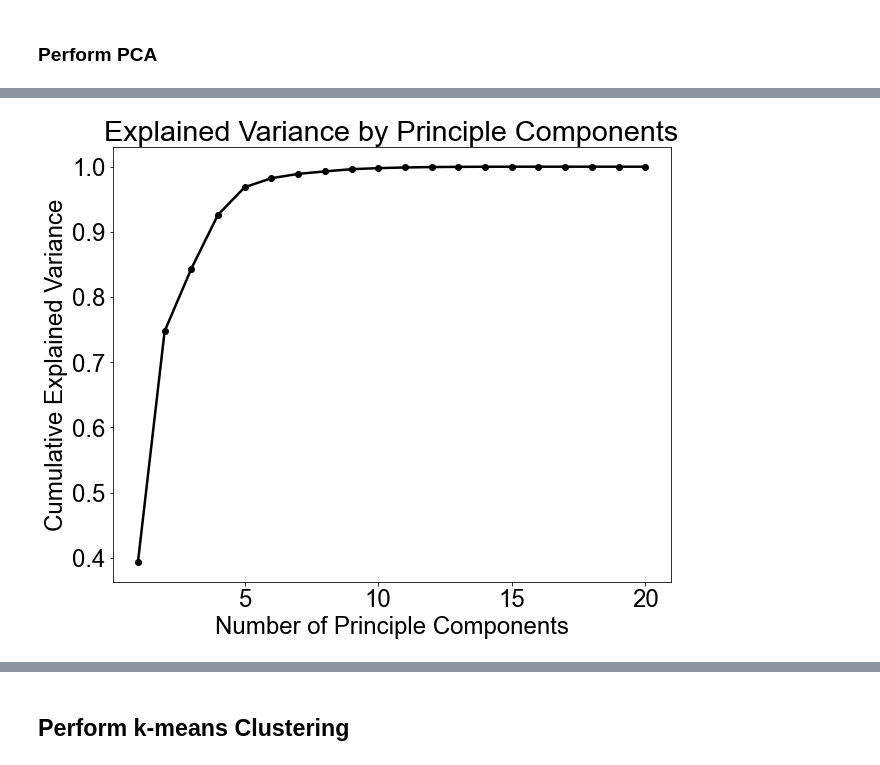
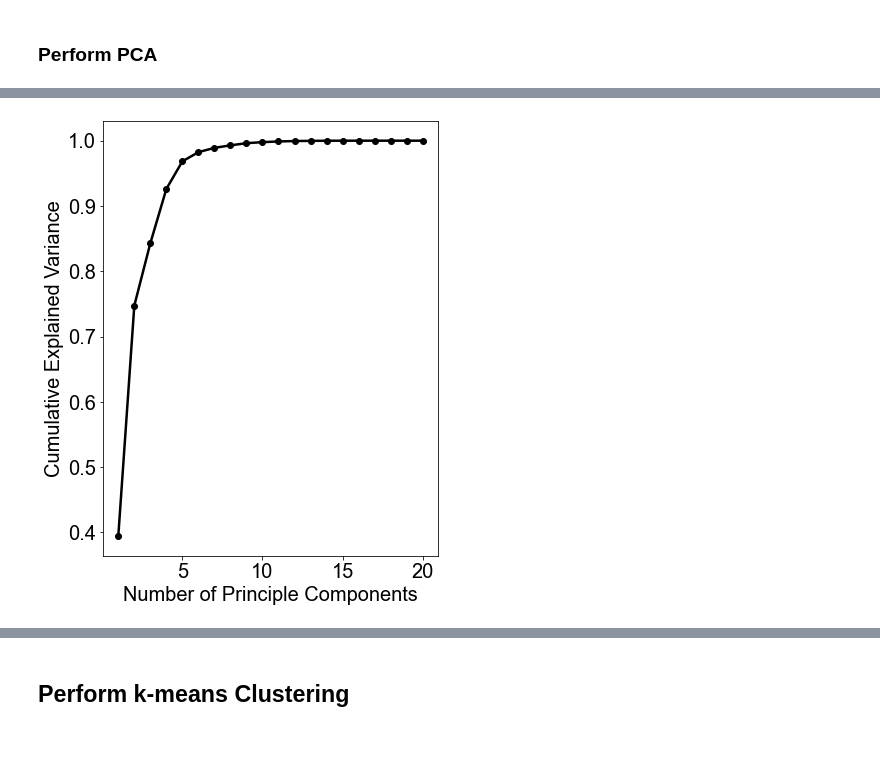
Before and after one commit to etc27/Leaf_Traits, a Jupyter notebook: Leaf_Morphology.ipynb, the cells around one changed output, grey strips where cells are left out. Drawn from its saved outputs; the diff is of its cells as text; code cells hidden in the pictures.

```diff
--- a/Leaf_Morphology.ipynb
+++ b/Leaf_Morphology.ipynb
@@ -144,22 +144,21 @@ ex_var = pca.explained_variance_ratio_
 # %%
 feature_num = df.shape[1]-2
 # %%
-#Set font
+# Set Plotting Parameters
 plt.rcParams.update({'font.sans-serif':'Arial'})
-plt.rcParams.update({'font.size': 24})
+plt.rcParams.update({'font.size': 20})
 plt.rcParams['lines.linewidth'] = 2.5
 # %%
 # Visualize scree plot
-plt.figure(figsize=(10,8))
+plt.figure(figsize=(6,8))
 plt.plot(range(1,feature_num+1),ex_var.cumsum(), marker='o', color='black')
-plt.title('Explained Variance by Principle Components')
 plt.xlabel("Number of Principle Components")
 plt.ylabel('Cumulative Explained Variance')
 
 plt.savefig(save_path+"/PCA/scree.png", bbox_inches='tight', dpi=300)
 plt.savefig(save_path+"/PCA/scree.pdf", bbox_inches='tight')
 # %% [output]
-[figure, old version]
+[figure, new version]
 # %%
 # Visualize 2D projection
 
```
Also changed, not shown: parts of 24 cells of this notebook.
